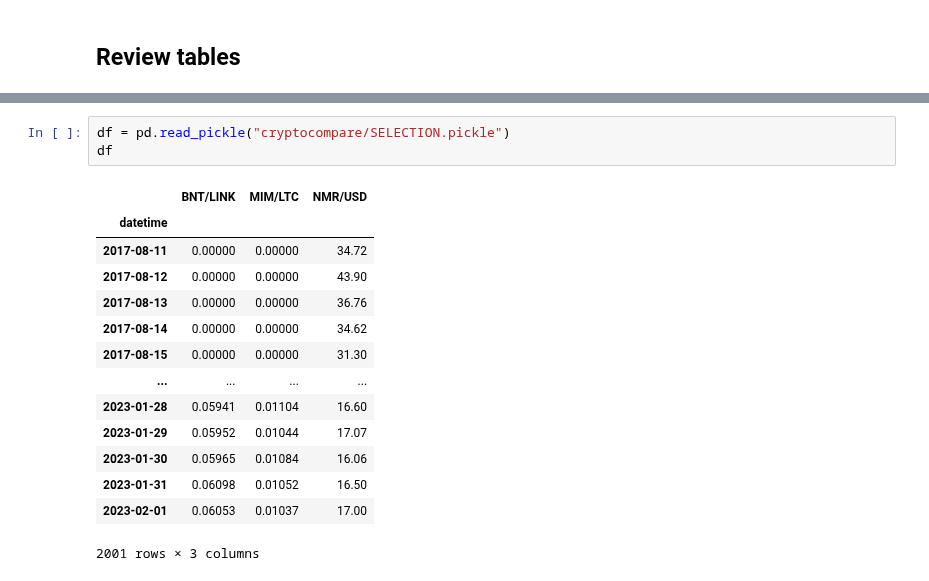
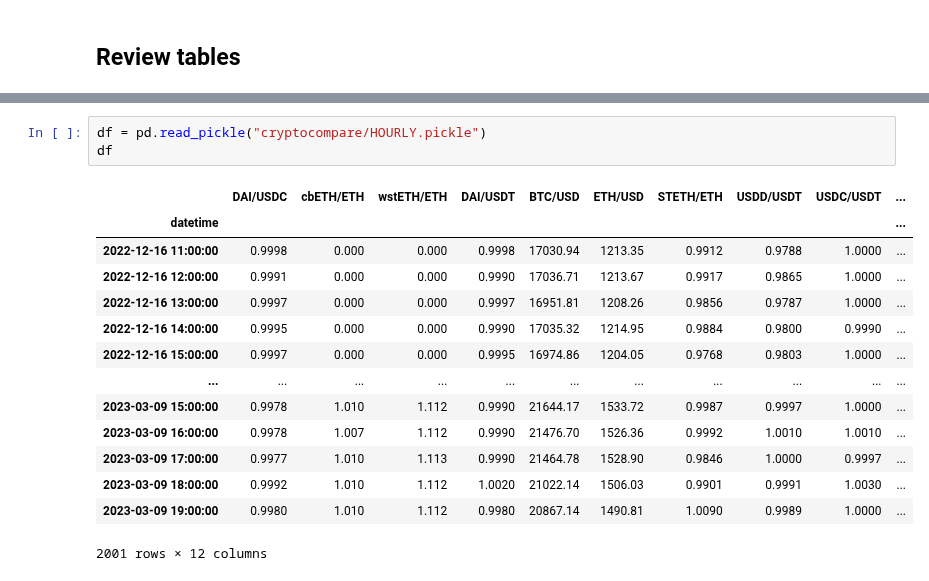
Before and after one commit to bancorprotocol/carbon-simulator, a Jupyter notebook: resources/data/CryptoCompare.ipynb, the cells around one changed output, grey strips where cells are left out. Saved outputs shown, nothing was run; the diff lists cells and outputs as text.

Commit message:
CryptoCompare: add HOURLY and STETH

```diff
--- a/resources/data/CryptoCompare.ipynb
+++ b/resources/data/CryptoCompare.ipynb
@@ -143,18 +157,18 @@ COINS-ETH.pickle          STABLES-USD.pickle
 # %%
-df = pd.read_pickle("cryptocompare/SELECTION.pickle")
+df = pd.read_pickle("cryptocompare/HOURLY.pickle")
 df
 # %% [output]
-|  | BNT/LINK | MIM/LTC | NMR/USD |
-| datetime |  |  |  |
-| 2017-08-11 | 0.00000 | 0.00000 | 34.72 |
-| 2017-08-12 | 0.00000 | 0.00000 | 43.90 |
-| 2017-08-13 | 0.00000 | 0.00000 | 36.76 |
-| 2017-08-14 | 0.00000 | 0.00000 | 34.62 |
-| 2017-08-15 | 0.00000 | 0.00000 | 31.30 |
-| ... | ... | ... | ... |
-| 2023-01-28 | 0.05941 | 0.01104 | 16.60 |
-| 2023-01-29 | 0.05952 | 0.01044 | 17.07 |
-| 2023-01-30 | 0.05965 | 0.01084 | 16.06 |
-| 2023-01-31 | 0.06098 | 0.01052 | 16.50 |
-| 2023-02-01 | 0.06053 | 0.01037 | 17.00 |
+|  | DAI/USDC | cbETH/ETH | wstETH/ETH | DAI/USDT | BTC/USD | ETH/USD | STETH/ETH | USDD/USDT | USDC/USDT | ... |
+| datetime |  |  |  |  |  |  |  |  |  | ... |
+| 2022-12-16 11:00:00 | 0.9998 | 0.000 | 0.000 | 0.9998 | 17030.94 | 1213.35 | 0.9912 | 0.9788 | 1.0000 | ... |
+| 2022-12-16 12:00:00 | 0.9991 | 0.000 | 0.000 | 0.9990 | 17036.71 | 1213.67 | 0.9917 | 0.9865 | 1.0000 | ... |
+| 2022-12-16 13:00:00 | 0.9997 | 0.000 | 0.000 | 0.9997 | 16951.81 | 1208.26 | 0.9856 | 0.9787 | 1.0000 | ... |
+| 2022-12-16 14:00:00 | 0.9995 | 0.000 | 0.000 | 0.9990 | 17035.32 | 1214.95 | 0.9884 | 0.9800 | 0.9990 | ... |
+| 2022-12-16 15:00:00 | 0.9997 | 0.000 | 0.000 | 0.9995 | 16974.86 | 1204.05 | 0.9768 | 0.9803 | 1.0000 | ... |
+| ... | ... | ... | ... | ... | ... | ... | ... | ... | ... | ... |
+| 2023-03-09 15:00:00 | 0.9978 | 1.010 | 1.112 | 0.9990 | 21644.17 | 1533.72 | 0.9987 | 0.9997 | 1.0000 | ... |
+| 2023-03-09 16:00:00 | 0.9978 | 1.007 | 1.112 | 0.9990 | 21476.70 | 1526.36 | 0.9992 | 1.0010 | 1.0010 | ... |
+| 2023-03-09 17:00:00 | 0.9977 | 1.010 | 1.113 | 0.9990 | 21464.78 | 1528.90 | 0.9846 | 1.0000 | 0.9997 | ... |
+| 2023-03-09 18:00:00 | 0.9992 | 1.010 | 1.112 | 1.0020 | 21022.14 | 1506.03 | 0.9901 | 0.9991 | 1.0030 | ... |
+| 2023-03-09 19:00:00 | 0.9980 | 1.010 | 1.112 | 0.9980 | 20867.14 | 1490.81 | 1.0090 | 0.9989 | 1.0000 | ... |
-2001 rows × 3 columns
+2001 rows × 12 columns
```
Also changed, not shown: parts of 7 cells of this notebook, 3 other files.
